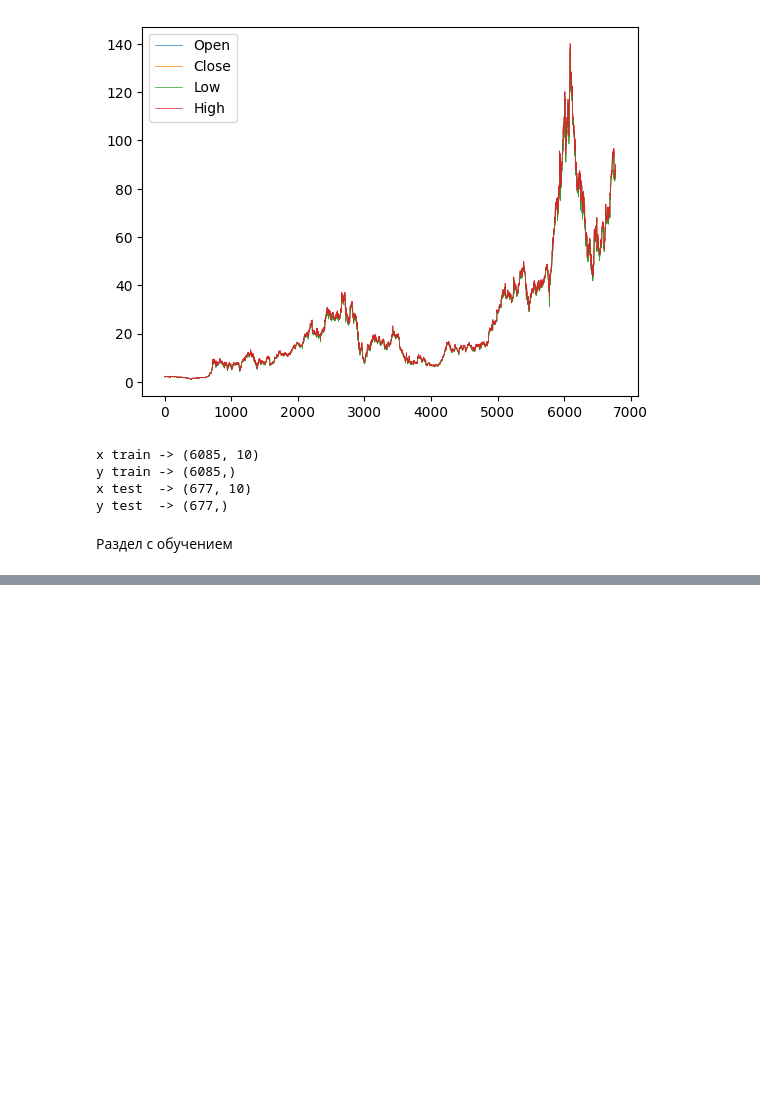
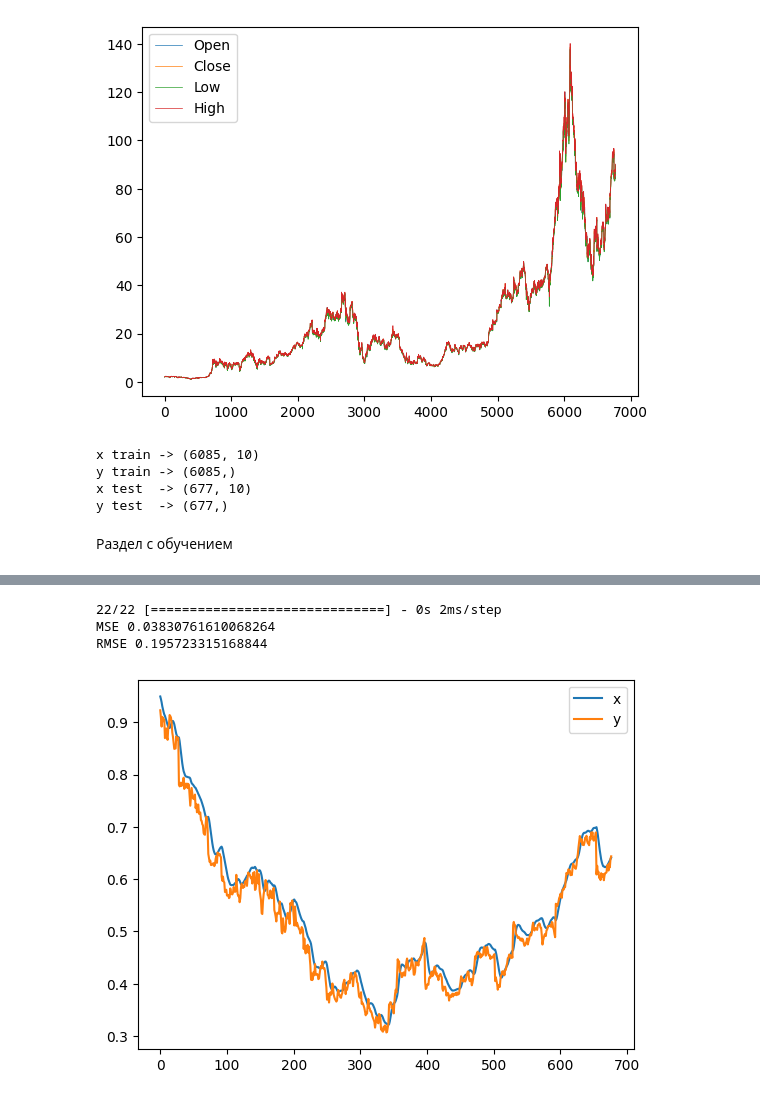
Before and after one commit to Mjorni/ML_Trading, a Jupyter notebook: main.ipynb, the cells around one changed output, grey strips where cells are left out. Cells and saved outputs as stored; diff of their text form; code cells hidden in the pictures; blank space fills up the shorter version.

```diff
--- a/main.ipynb
+++ b/main.ipynb
@@ -128,3 +129,14 @@ def get_result():
     plt.plot(result_predict, label = 'x')
     plt.plot(y_test, label = 'y')
     plt.legend()
+    return result_predict
+# %%
+
+mse = np.mean(((get_result() - y_test) ** 2))
+print("MSE", mse)
+print("RMSE", np.sqrt(mse))
+# %% [output]
+22/22 [==============================] - 0s 2ms/step
+MSE 0.03830761610068264
+RMSE 0.195723315168844
+[figure, added]
```
Also changed, not shown: parts of 2 cells of this notebook.
